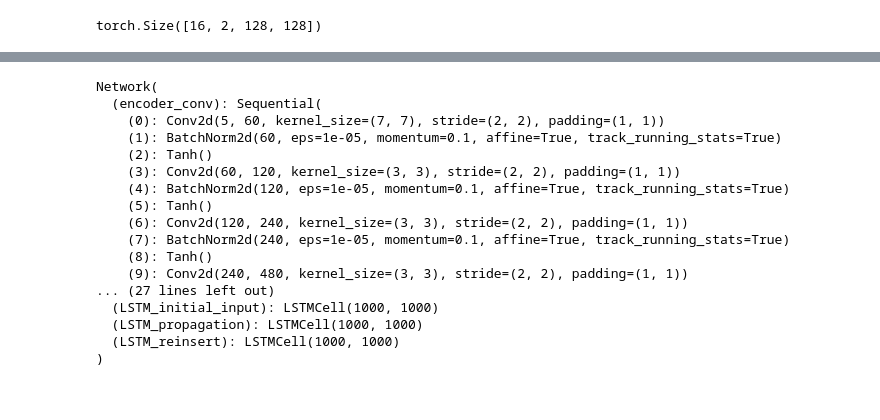
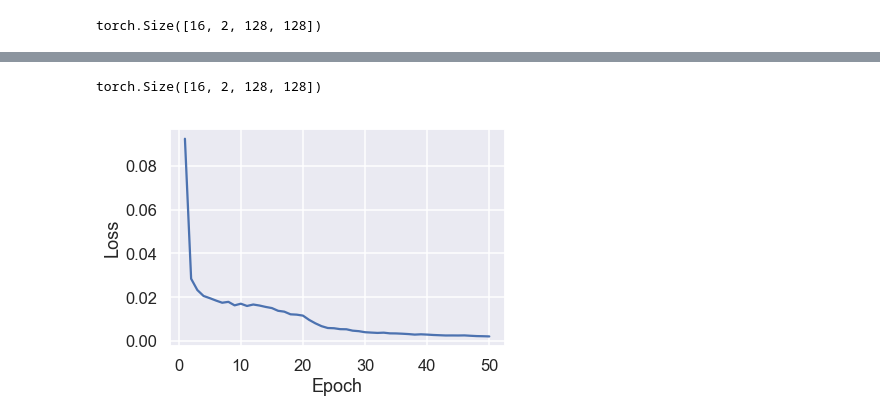
Before and after one commit to stathius/wave_propagation, a Jupyter notebook: Dissecting the code.ipynb, the cells around one changed output, grey strips where cells are left out. Cells and saved outputs as stored; diff of their text form; code cells hidden in the pictures.

```diff
--- a/Dissecting the code.ipynb
+++ b/Dissecting the code.ipynb
@@ -263,20 +334,11 @@ if os.path.isfile(filename_model):
-# %%
-model
-# %% [output]
-Network(
-  (encoder_conv): Sequential(
-    (0): Conv2d(5, 60, kernel_size=(7, 7), stride=(2, 2), padding=(1, 1))
-    (1): BatchNorm2d(60, eps=1e-05, momentum=0.1, affine=True, track_running_stats=True)
-    (2): Tanh()
-    (3): Conv2d(60, 120, kernel_size=(3, 3), stride=(2, 2), padding=(1, 1))
-    (4): BatchNorm2d(120, eps=1e-05, momentum=0.1, affine=True, track_running_stats=True)
-    (5): Tanh()
-    (6): Conv2d(120, 240, kernel_size=(3, 3), stride=(2, 2), padding=(1, 1))
-    (7): BatchNorm2d(240, eps=1e-05, momentum=0.1, affine=True, track_running_stats=True)
-    (8): Tanh()
-    (9): Conv2d(240, 480, kernel_size=(3, 3), stride=(2, 2), padding=(1, 1))
-... (27 lines left out)
-  (LSTM_initial_input): LSTMCell(1000, 1000)
-  (LSTM_propagation): LSTMCell(1000, 1000)
-  (LSTM_reinsert): LSTMCell(1000, 1000)
-)
+# %%
+output_frame[:, -num_input_frames * channels:, :, :].clone().size()
+# %% [output]
+torch.Size([16, 2, 128, 128])
+# %%
+filename_analyser = results_dir + "analyser.pickle"
+analyser = load(filename_analyser)
+# %%
+analyser.plot_loss()
+# %% [output]
+[figure, added]
```
Also changed, not shown: parts of 21 cells of this notebook, 6 other files.
